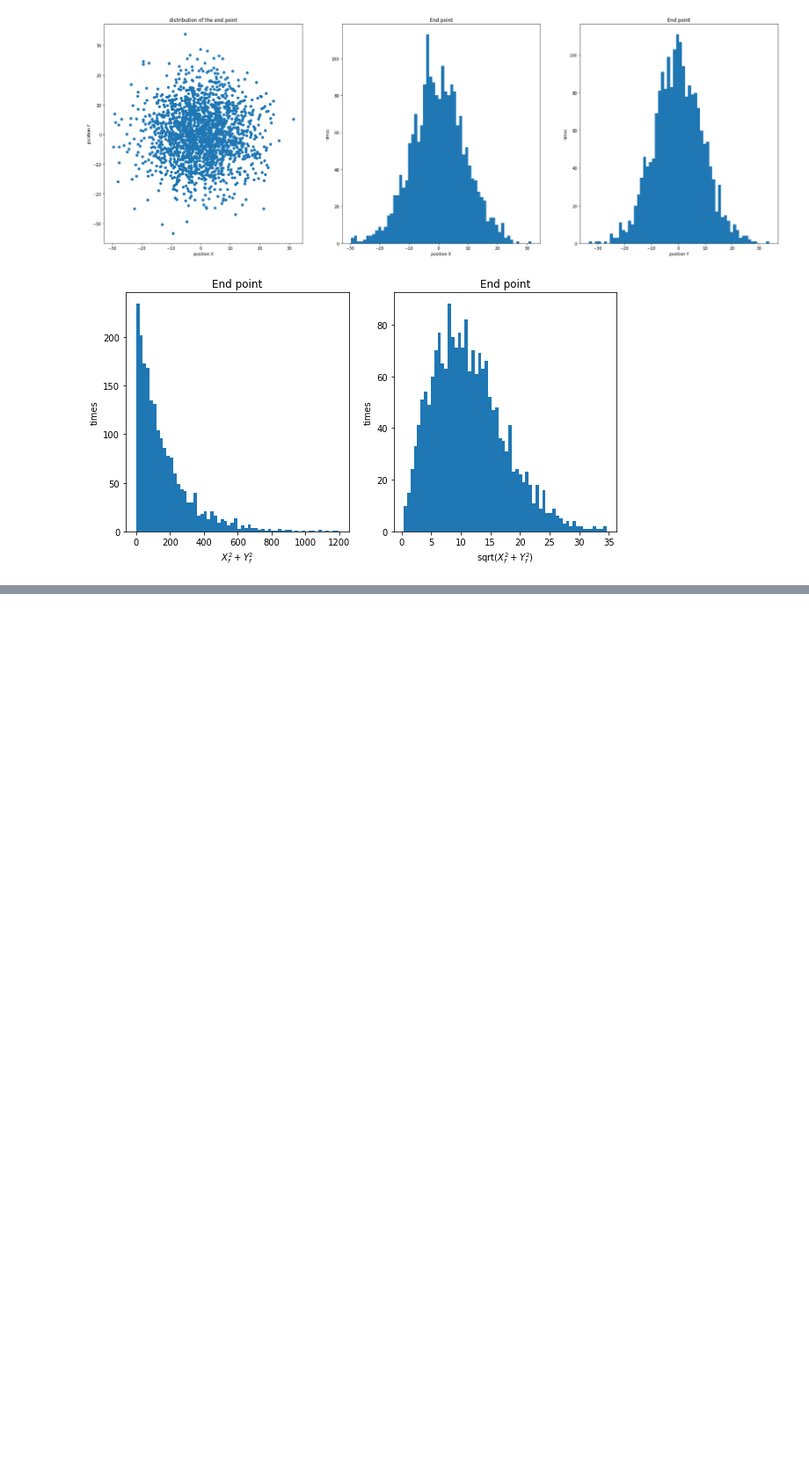
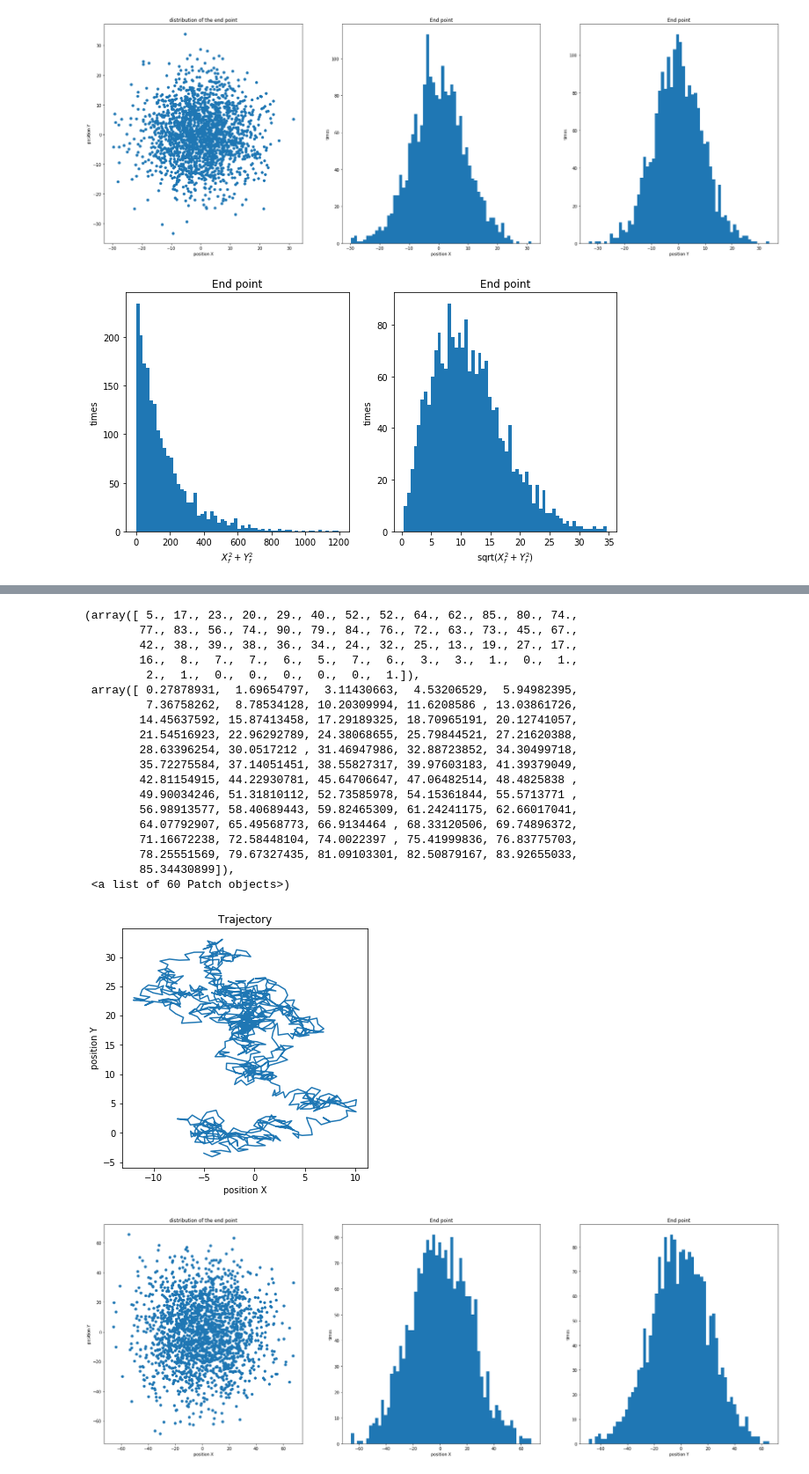
Before and after one commit to NTHU-Phys-Qubit/hw1-ZH022557, a Jupyter notebook: Problem-2.ipynb, the cells around one changed output, grey strips where cells are left out. Shown at 88% size. Drawn from its saved outputs; the diff is of its cells as text; code cells hidden in the pictures; blank space fills up the shorter version.

```diff
--- a/Problem-2.ipynb
+++ b/Problem-2.ipynb
@@ -152,6 +159,14 @@ position = [[],[]]
 r     =[]
 x = 0
 t=time()
+for j in np.arange(1000):
+    dtheta = np.random.random()*2*np.pi
+    dx = np.cos(dtheta)
+    dy = np.sin(dtheta)
+    x  ,  y = x + dx , y + dy
+    position[0].append(x)
+    position[1].append(y)
+
 for i in np.arange(2000):
     x ,y = 0, 0
     for j in np.arange(1000):
@@ -159,12 +174,11 @@ for i in np.arange(2000):
         dx = np.cos(dtheta)
         dy = np.sin(dtheta)
         x  ,  y = x + dx , y + dy
-        if i == 0:
-            position[0].append(x)
-            position[1].append(y)
     final[0].append(x)
     final[1].append(y)
     r.append(x**2+y**2)
+r=np.array(r)
+
 plt.figure(figsize=(5,5))
 plt.title('Trajectory')
 plt.ylabel('position Y')
@@ -175,30 +189,52 @@ plt.figure(figsize=(30,10))
 plt.subplot(1,3,1)
 plt.title('distribution of the end point')
 plt.ylabel('position Y')
 plt.xlabel('position X')
 plt.plot(final[0],final[1],'o')
 
 plt.subplot(1,3,2)
 plt.title('End point')
 plt.ylabel('times')
 plt.xlabel('position X')
 plt.hist(final[0],bins=60)
 
 plt.subplot(1,3,3)
 plt.title('End point')
 plt.ylabel('times')
 plt.xlabel('position Y')
 plt.hist(final[1],bins=60)
 
 plt.figure(figsize=(5,5))
 plt.subplot(1,2,1)
 plt.title('End point')
 plt.ylabel('times')
 plt.xlabel('$X^2_f+Y^2_f$')
 plt.hist(r,bins=60)
 
 plt.subplot(1,2,2)
 plt.title('End point')
 plt.ylabel('times')
 plt.xlabel('sqrt$(X^2_f+Y^2_f)$')
 plt.hist(r**0.5,bins=60)
+# %% [output]
+(array([ 5., 17., 23., 20., 29., 40., 52., 52., 64., 62., 85., 80., 74.,
+        77., 83., 56., 74., 90., 79., 84., 76., 72., 63., 73., 45., 67.,
+        42., 38., 39., 38., 36., 34., 24., 32., 25., 13., 19., 27., 17.,
+        16.,  8.,  7.,  7.,  6.,  5.,  7.,  6.,  3.,  3.,  1.,  0.,  1.,
+         2.,  1.,  0.,  0.,  0.,  0.,  0.,  1.]),
+ array([ 0.27878931,  1.69654797,  3.11430663,  4.53206529,  5.94982395,
+         7.36758262,  8.78534128, 10.20309994, 11.6208586 , 13.03861726,
+        14.45637592, 15.87413458, 17.29189325, 18.70965191, 20.12741057,
+        21.54516923, 22.96292789, 24.38068655, 25.79844521, 27.21620388,
+        28.63396254, 30.0517212 , 31.46947986, 32.88723852, 34.30499718,
+        35.72275584, 37.14051451, 38.55827317, 39.97603183, 41.39379049,
+        42.81154915, 44.22930781, 45.64706647, 47.06482514, 48.4825838 ,
+        49.90034246, 51.31810112, 52.73585978, 54.15361844, 55.5713771 ,
+        56.98913577, 58.40689443, 59.82465309, 61.24241175, 62.66017041,
+        64.07792907, 65.49568773, 66.9134464 , 68.33120506, 69.74896372,
+        71.16672238, 72.58448104, 74.0022397 , 75.41999836, 76.83775703,
+        78.25551569, 79.67327435, 81.09103301, 82.50879167, 83.92655033,
+        85.34430899]),
+ <a list of 60 Patch objects>)
+[figure, added]
+[figure, added]
```
Also changed, not shown: parts of 2 cells of this notebook.
